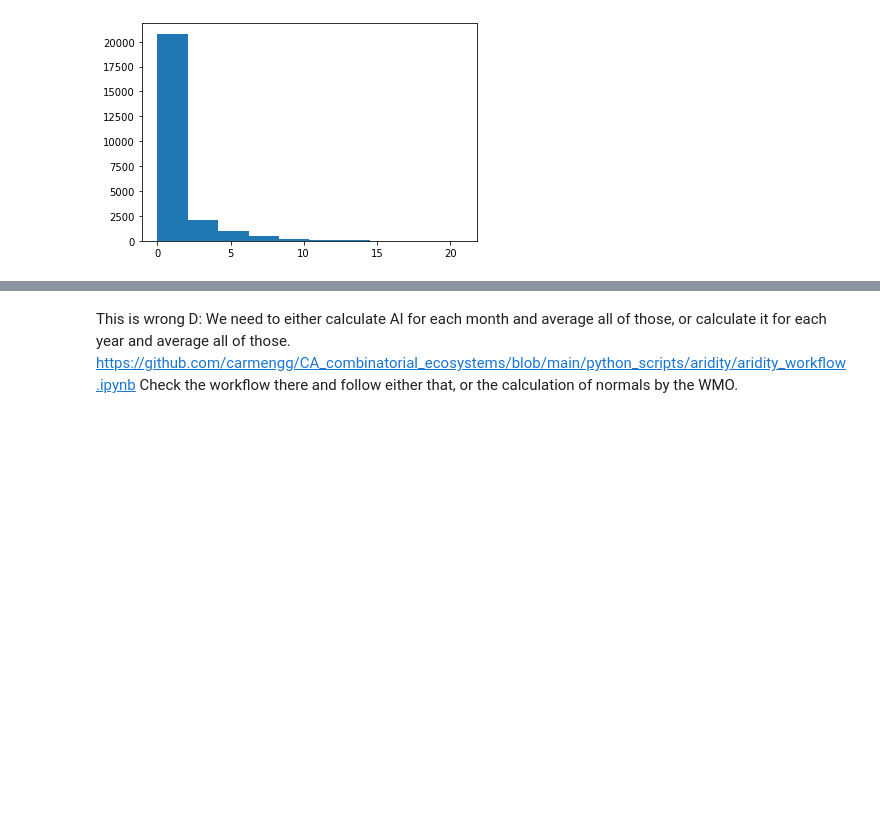
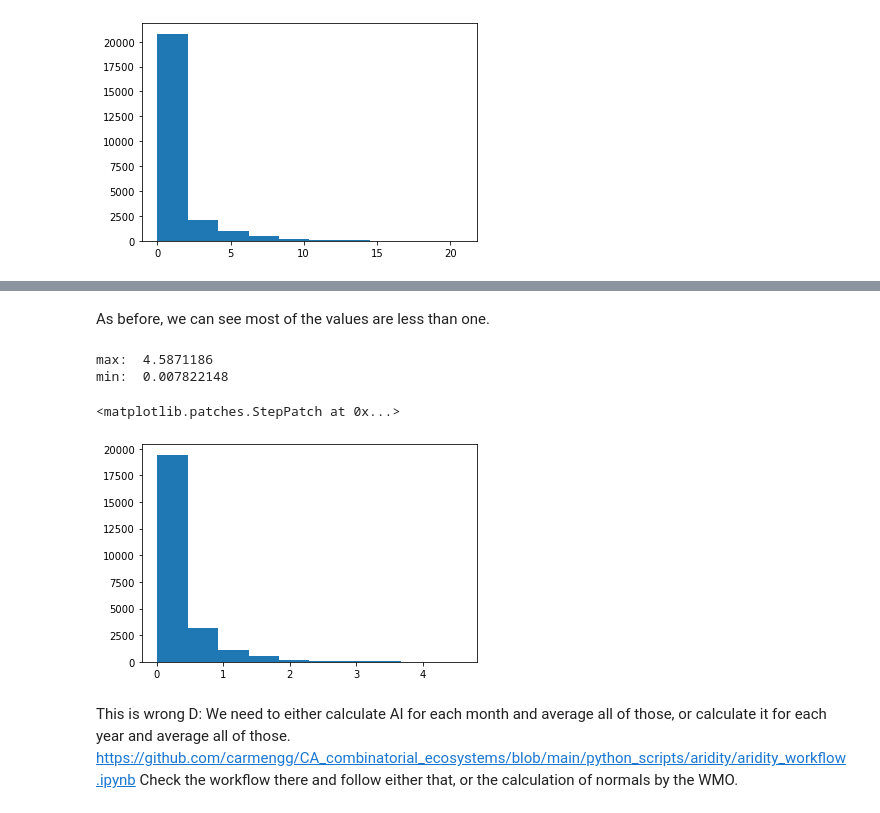
Before and after one commit to carmengg/PlanetComp_aridity_layer, a Jupyter notebook: ca_aridity_TRIALS.ipynb, the cells around one changed output, grey strips where cells are left out. Saved outputs shown, nothing was run; the diff lists cells and outputs as text; code cells hidden in the pictures; blank space fills up the shorter version.

```diff
--- a/ca_aridity_TRIALS.ipynb
+++ b/ca_aridity_TRIALS.ipynb
@@ -323,2 +384,16 @@ stack2.sel(time=2).plot()
+# %% [markdown]
+As before, we can see most of the values are less than one.
 # %%
-#total_precip.plot()
+array = ai2020.to_numpy()
+array = array[~np.isnan(array)]
+
+print('max: ', np.max(array))
+print('min: ', np.min(array))
+
+freq, edges = np.histogram(array)
+plt.stairs(freq, edges, fill=True)
+# %% [output]
+max:  4.5871186
+min:  0.007822148
+<matplotlib.patches.StepPatch at 0x...>
+[figure, added]
```
Also changed, not shown: parts of 26 cells of this notebook.
